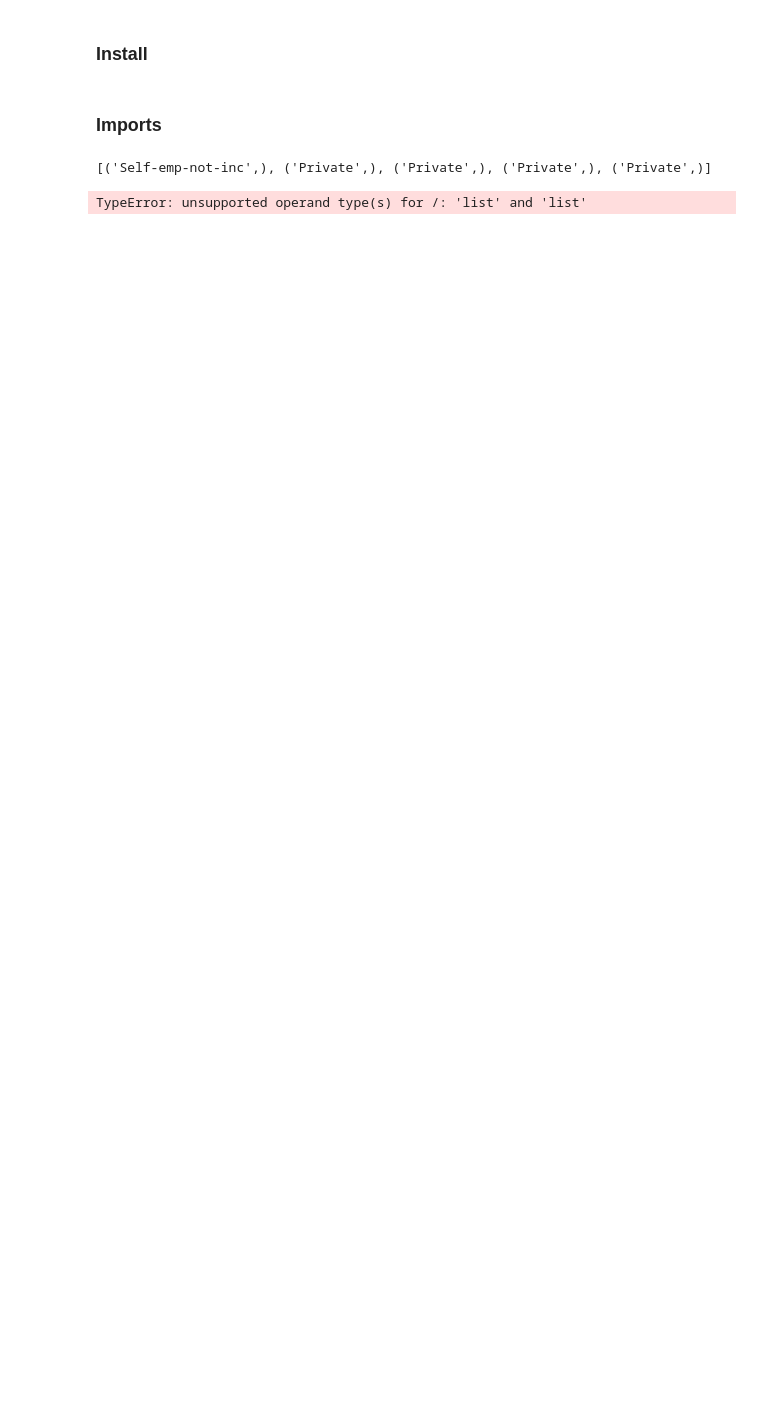
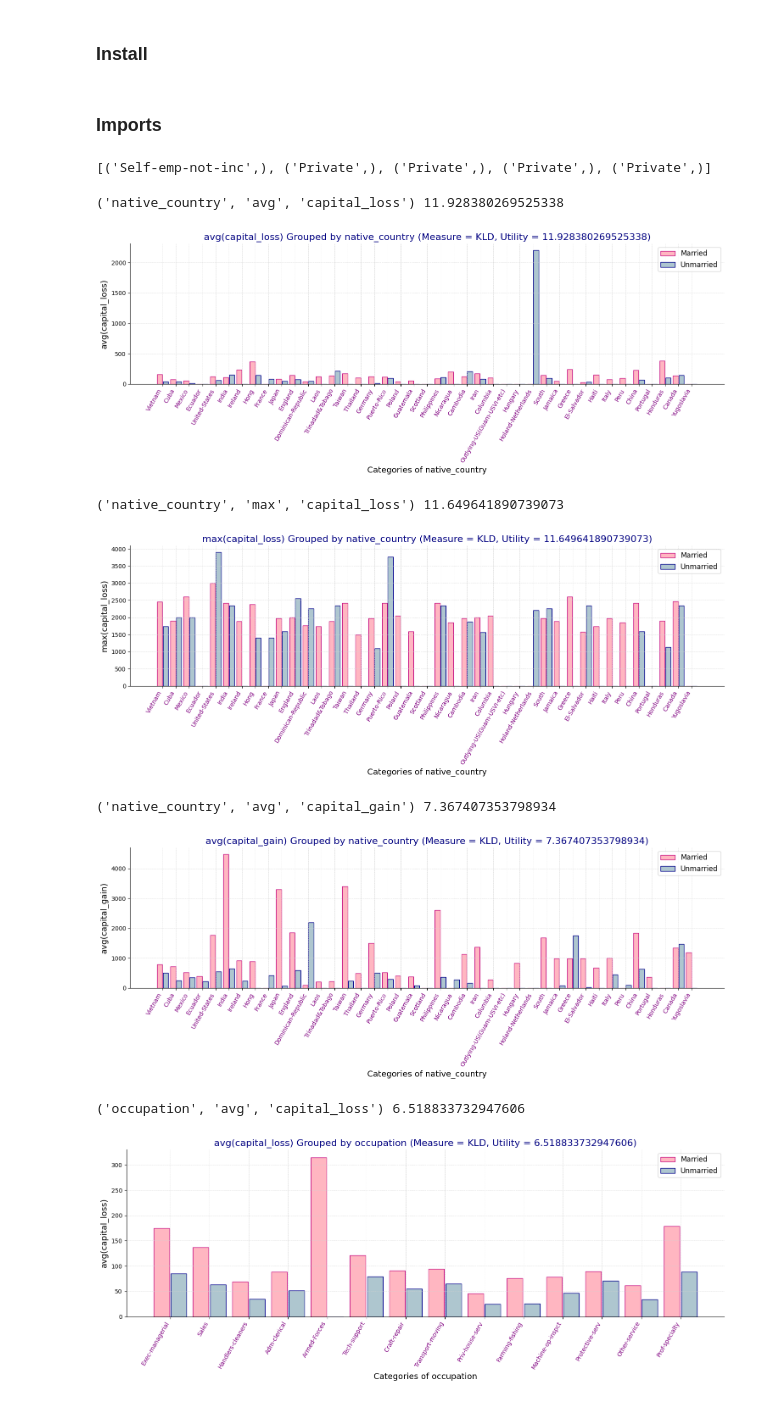
Before and after one commit to riyaa74/SeeDB_Implementation, a Jupyter notebook: SEEDB_Implementation copy.ipynb, the cells around one changed output. Saved outputs shown, nothing was run; the diff lists cells and outputs as text; code cells hidden in the pictures; blank space fills up the shorter version.

Commit message:
changed visualizations look

```diff
--- a/SEEDB_Implementation copy.ipynb
+++ b/SEEDB_Implementation copy.ipynb
@@ -259,28 +258,39 @@ def pruning_based_search(cur, views, top_k=5, verbose=False):
 # top_5_shar = sharing_based_search(cursor, views_ls, verbose=False)
 # top_5_shar
 # %%
+import numpy as np
+import matplotlib.pyplot as plt
+
 def visualise(view, names, utility):
-    width=0.35
-    index = np.arange(len(names))
+    num_categories = len(names)
+    width = 0.4  # Adjust the width of the bars
+    gap = 0.04  # Adjust the gap between bars
 
-    fig, ax = plt.subplots(figsize=(10, 6))
+    fig, ax = plt.subplots(figsize=(15, 6))  # Adjust the figure size
 
     light_pink = '#FFB6C1'
     pastel_blue = '#AEC6CF'
+    dark_pink = '#C71585'
+    dark_blue = '#00008B'
 
-    t_bar = ax.bar(index, t, width, color=light_pink)
-    r_bar = ax.bar(index + width, r, width, color=pastel_blue)
+    index = np.arange(num_categories)
+
+    t_bar = ax.bar(index, t, width, color=light_pink, edgecolor=dark_pink)
+    r_bar = ax.bar(index + width + gap, r, width, color=pastel_blue, edgecolor=dark_blue)
 
     ax.set_title("{f}({m}) Grouped by {g} (Measure = {measure}, Utility = {util})".format(f=view[1],
-    m=view[2],
-    g=view[0],
-    measure="KLD",
-    util=utility),
-    fontsize=16, color='navy')
-    ax.set_ylabel("{f}({m})".format(f=view[1], m=view[2]), fontsize=14, color='purple')
-    ax.set_xlabel("Categories of {g}".format(g=view[0]), fontsize=14, color='green')
-    ax.set_xticks(index + width / 2)
-    ax.set_xticklabels(names, fontsize=12, color='gray', rotation=45)
+                                                                                          m=view[2],
+                                                                                          g=view[0],
+                                                                                          measure="KLD",
+                                                                                          util=utility),
+                 fontsize=16, color='navy')
+    ax.set_ylabel("{f}({m})".format(f=view[1], m=view[2]), fontsize=14, color='black')  # Change y label color
+    ax.set_xlabel("Categories of {g}".format(g=view[0]), fontsize=14, color='black')  # Change x label color
+
+    ax.set_xticks(index + (width + gap) / 2)
+    ax.set_xticklabels(names, fontsize=10, color='purple', rotation=60, ha='right')  # Rotate the x-axis tick labels
+
+    ax.tick_params(axis='y', labelsize=10, colors='black')  # Change y tick label color
 
     ax.legend((t_bar[0], r_bar[0]), ('Married', 'Unmarried'), loc='upper right', fontsize=12)
 
@@ -302,33 +312,40 @@ if __name__ == "__main__":
                 views_ls.append((a,f,m))
 
 
     for i in range(1):
-        top_5 = pruning_based_search(cursor, views_ls,verbose=True)
+        # top_5 = pruning_based_search(cursor, views_ls,verbose=True)
 
-        #top_5 = sharing_based_search(cursor, views_ls, verbose=False)
+        top_5 = sharing_based_search(cursor, views_ls, verbose=False)
 
     for view, utility in top_5:
         print (view, utility)
 
         cursor.execute("select {g}, {f}({m}) from married group by {g};".format(g=view[0], f=view[1], m=view[2]))
         target = dict(cursor.fetchall())
 
         cursor.execute("select {g}, {f}({m}) from unmarried group by {g};".format(g=view[0], f=view[1], m=view[2]))
         reference = dict(cursor.fetchall())
 
         t = list()
         r = list()
         names = list()
 
         for key in set().union(target.keys(), reference.keys()):
             names.append(key)
             t_val = float(target.get(key, 0))
             r_val = float(reference.get(key, 0))
             t.append(t_val)
             r.append(r_val)
 
         visualise(view, names, utility)
 
     connection.commit()
 # %% [output]
-TypeError: unsupported operand type(s) for /: 'list' and 'list'
+('native_country', 'avg', 'capital_loss') 11.928380269525338
+[figure, added]
+('native_country', 'max', 'capital_loss') 11.649641890739073
+[figure, added]
+('native_country', 'avg', 'capital_gain') 7.367407353798934
+[figure, added]
+('occupation', 'avg', 'capital_loss') 6.518833732947606
+[figure, added]
```
Also changed, not shown: parts of 2 cells of this notebook.
